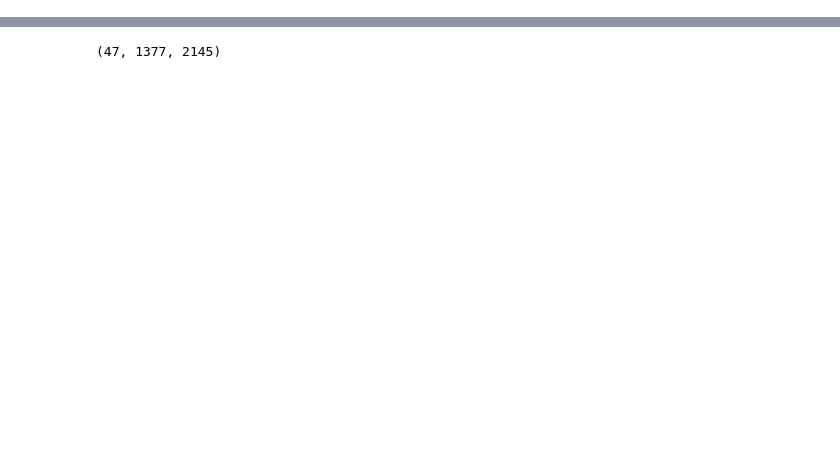
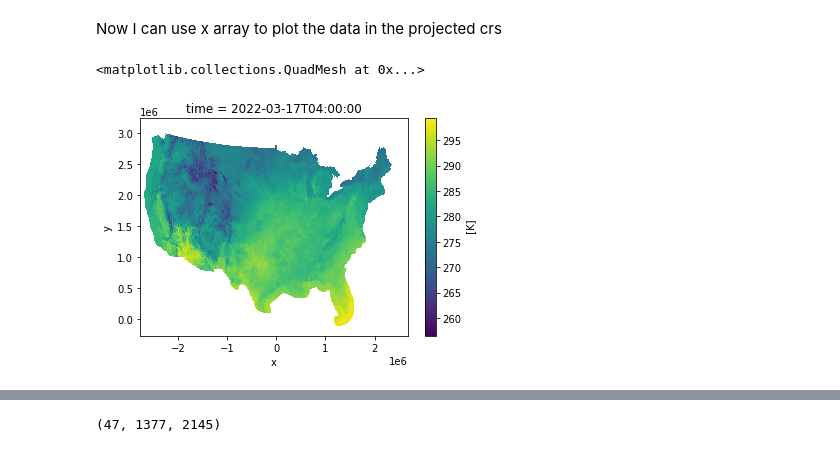
Before and after one commit to mharty3/energy_data_capstone, a Jupyter notebook: 00_data_source_exploration/weather_forecast_data.ipynb, the cells around one changed output, grey strips where cells are left out. Saved outputs shown, nothing was run; the diff lists cells and outputs as text; code cells hidden in the pictures; blank space fills up the shorter version.

```diff
--- a/00_data_source_exploration/weather_forecast_data.ipynb
+++ b/00_data_source_exploration/weather_forecast_data.ipynb
@@ -165,0 +153,14 @@ array([[[nan, nan, nan, ..., nan, nan, nan],
+# %%
+radius = grb.radius
+central_lat = grb.LaDInDegrees
+central_lon = grb.LoVInDegrees
+first_secant_lat = grb.Latin1InDegrees
+second_secant_lat = grb.Latin2InDegrees
+
+# Set up the projection information
+globe = ccrs.Globe(semimajor_axis=radius)
+data_proj = ccrs.LambertConformal(globe=globe, central_latitude=central_lat,
+                                  central_longitude=central_lon,
+                                  standard_parallels=(first_secant_lat, second_secant_lat))
+
+data_proj
@@ -165,0 +265,7 @@ array([[[nan, nan, nan, ..., nan, nan, nan],
+# %% [markdown]
+Now I can use x array to plot the data in the projected crs
+# %%
+da.plot()
+# %% [output]
+<matplotlib.collections.QuadMesh at 0x...>
+[figure, added]
```
Also changed, not shown: parts of 30 cells of this notebook.
